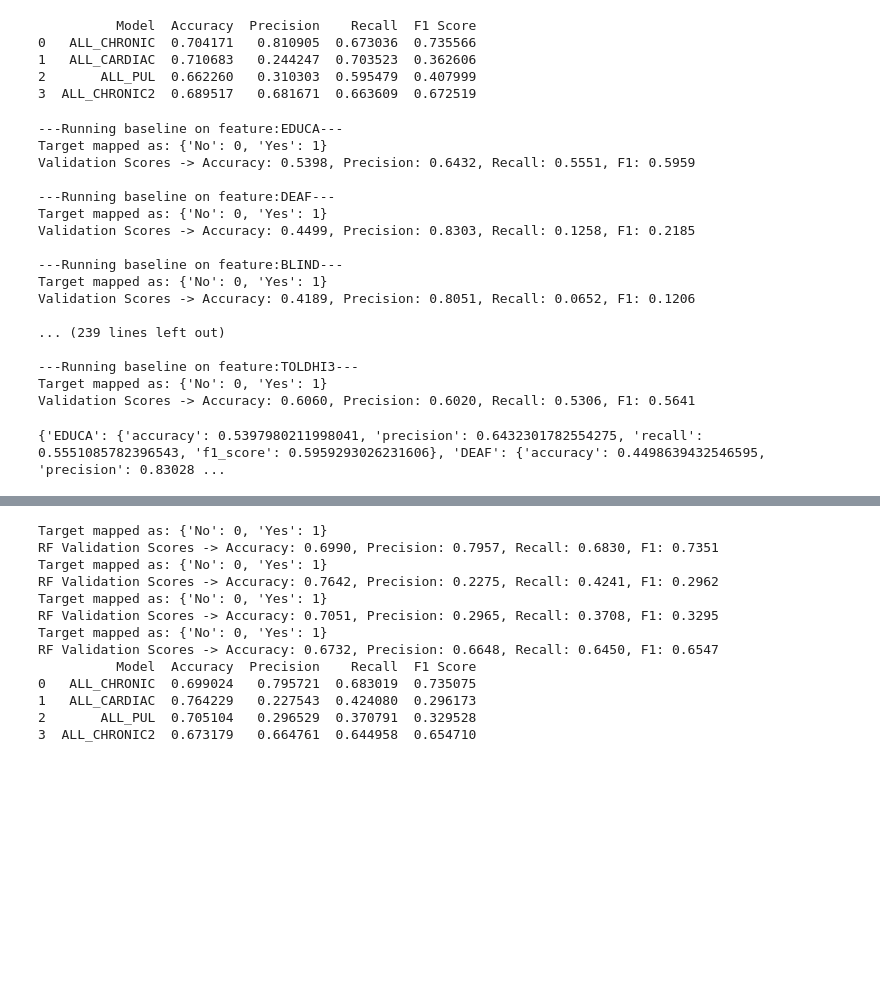
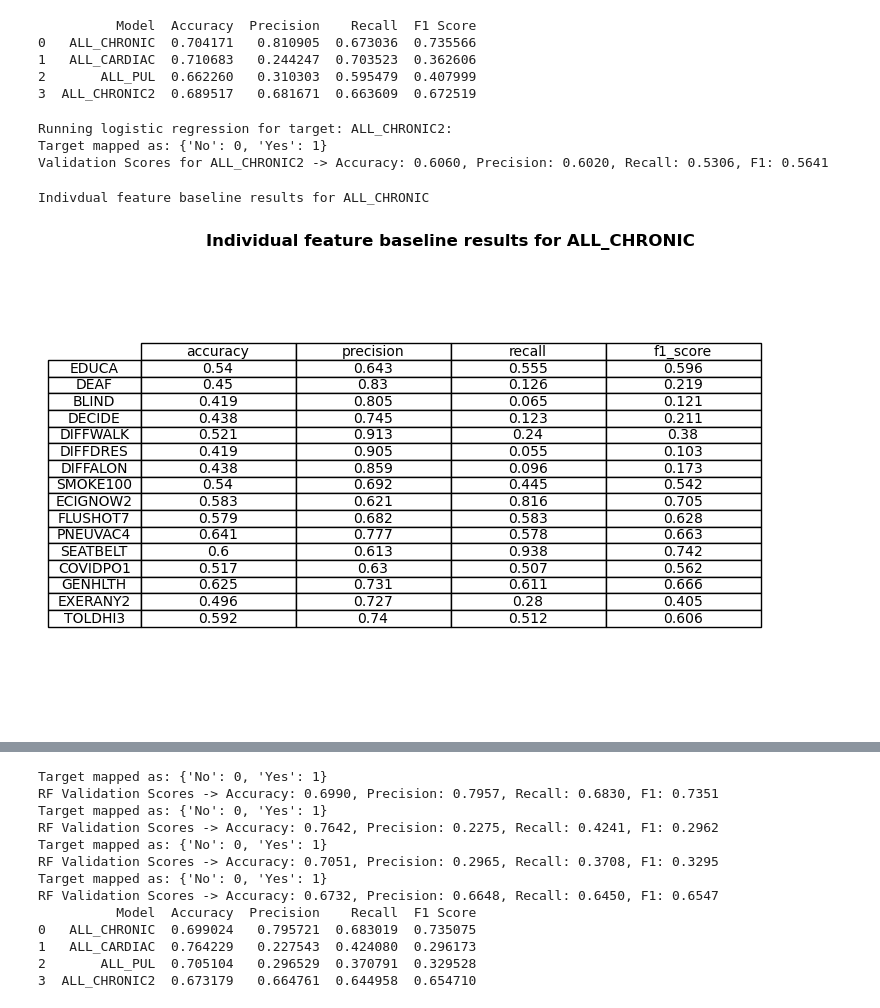
Before and after one commit to sksizer/dat_490, a Jupyter notebook: rq3.ipynb, the cells around one changed output, grey strips where cells are left out. Cells and saved outputs as stored; diff of their text form; code cells hidden in the pictures; blank space fills up the shorter version.

```diff
--- a/rq3.ipynb
+++ b/rq3.ipynb
@@ -726,45 +734,53 @@ all_cardiac_results_dict={}
 all_pul_results_dict={}
 all_chronic2_results_dict={}
 for feature in feature_list:
-    print(f"\n---Running baseline on feature:{feature}---")
+    #print(f"\n---Running baseline on feature:{feature}---")
     results = j_process.run_logistic_model(df_rawtrain,df_rawval,[feature],"ALL_CHRONIC")
     all_chronic_results_dict[feature]=results
 
 for feature in feature_list:
-    print(f"\n---Running baseline on feature:{feature}---")
+    #print(f"\n---Running baseline on feature:{feature}---")
     results = j_process.run_logistic_model(df_rawtrain,df_rawval,[feature],"ALL_CARDIAC")
     all_cardiac_results_dict[feature]=results
 
 for feature in feature_list:
-    print(f"\n---Running baseline on feature:{feature}---")
+    #print(f"\n---Running baseline on feature:{feature}---")
     results = j_process.run_logistic_model(df_rawtrain,df_rawval,[feature],"ALL_PUL")
     all_pul_results_dict[feature]=results
 for feature in feature_list:
-    print(f"\n---Running baseline on feature:{feature}---")
+    #print(f"\n---Running baseline on feature:{feature}---")
     results = j_process.run_logistic_model(df_rawtrain,df_rawval,[feature],"ALL_CHRONIC2")
     all_chronic2_results_dict[feature]=results
 # %% [output]
----Running baseline on feature:EDUCA---
+Running logistic regression for target: ALL_CHRONIC2:
 Target mapped as: {'No': 0, 'Yes': 1}
-Validation Scores -> Accuracy: 0.5398, Precision: 0.6432, Recall: 0.5551, F1: 0.5959
-
----Running baseline on feature:DEAF---
-Target mapped as: {'No': 0, 'Yes': 1}
-Validation Scores -> Accuracy: 0.4499, Precision: 0.8303, Recall: 0.1258, F1: 0.2185
-
----Running baseline on feature:BLIND---
-Target mapped as: {'No': 0, 'Yes': 1}
-Validation Scores -> Accuracy: 0.4189, Precision: 0.8051, Recall: 0.0652, F1: 0.1206
-
-... (239 lines left out)
-
----Running baseline on feature:TOLDHI3---
-Target mapped as: {'No': 0, 'Yes': 1}
-Validation Scores -> Accuracy: 0.6060, Precision: 0.6020, Recall: 0.5306, F1: 0.5641
+Validation Scores for ALL_CHRONIC2 -> Accuracy: 0.6060, Precision: 0.6020, Recall: 0.5306, F1: 0.5641
 # %%
-print(all_chronic_results_dict)
-#print(all_cardiac_results_dict)
-#print(all_pul_results_dict)
-#print(all_chronic2_results_dict)
+print("Indivdual feature baseline results for ALL_CHRONIC")
+df_results = pd.DataFrame.from_dict(all_chronic_results_dict, orient='index')
+df_results = df_results.round(3)  # Round to 3 decimal places
+df_results = df_results[['accuracy', 'precision', 'recall', 'f1_score']]
+fig, ax = plt.subplots(figsize=(8, 6))
+ax.axis('off')
+ax.set_title("Individual feature baseline results for ALL_CHRONIC", fontsize=12, fontweight='bold')
+
+# Draw the table
+table = ax.table(
+    cellText=df_results.values,
+    colLabels=df_results.columns,
+    rowLabels=df_results.index,
+    cellLoc='center',
+    loc='center',
+    colLoc='center',
+    rowLoc='center'
+)
+
+table.auto_set_font_size(True)
+table.set_fontsize(10)
+table.scale(1, 1)
+# Save as JPEG
+plt.savefig("all_chronic_baseline_table.jpg", bbox_inches='tight', dpi=150)
+plt.show()
 # %% [output]
-{'EDUCA': {'accuracy': 0.5397980211998041, 'precision': 0.6432301782554275, 'recall': 0.5551085782396543, 'f1_score': 0.5959293026231606}, 'DEAF': {'accuracy': 0.4498639432546595, 'precision': 0.83028 ...
+Indivdual feature baseline results for ALL_CHRONIC
+[figure, added]
```
Also changed, not shown: parts of 11 cells of this notebook, 1 other file.
